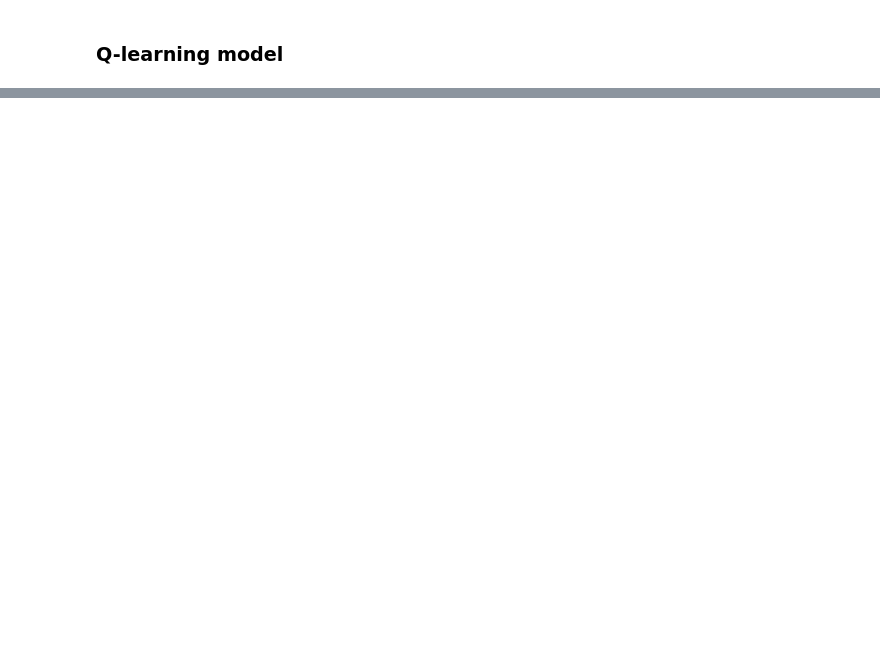
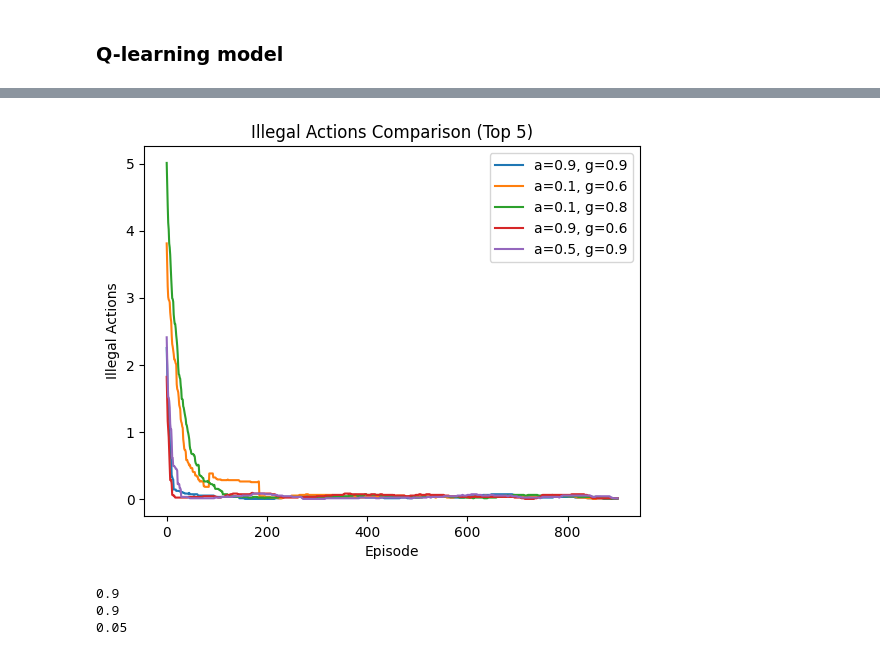
Before and after one commit to mattyonaize/AutonSys-P2, a Jupyter notebook: Q-learning model.ipynb, the cells around one changed output, grey strips where cells are left out. Cells and saved outputs as stored; diff of their text form; code cells hidden in the pictures; blank space fills up the shorter version.

```diff
--- a/Q-learning model.ipynb
+++ b/Q-learning model.ipynb
@@ -89,0 +175,24 @@ plt.show()
+# %%
+window = 100
+
+# Selecteer de 5 beste runs op basis van gemiddelde beloning
+sorted_results = sorted(results, key=lambda r: np.mean(r['rewards_per_episode'][-window:]), reverse=True)
+best_results = sorted_results[:5]
+
+for result in best_results:
+    illegal = result['illegal_actions_per_episode']
+    avg_illegal = np.convolve(
+        illegal,
+        np.ones(window)/window,
+        mode='valid'
+    )
+    label = f"a={result['alpha']}, g={result['gamma']}"
+    plt.plot(avg_illegal, label=label)
+
+plt.xlabel("Episode")
+plt.ylabel("Illegal Actions")
+plt.title("Illegal Actions Comparison (Top 5)")
+plt.legend()
+plt.show()
+# %% [output]
+[figure, added]
@@ -90,3 +213,18 @@ plt.show()
+# %%
+best_result = max(
+    results,
+    key=lambda x: np.mean(x['rewards_per_episode'][-100:])
+)
+
+print(best_result['alpha'])
+print(best_result['gamma'])
+print(best_result['epsilon'])
+best_q_table = best_result['q_table']
+action = np.argmax(best_q_table[state])
+# %% [output]
+0.9
+0.9
+0.05
 # %%
 state, info = env.reset()
 done = False
```
Also changed, not shown: parts of 7 cells of this notebook.
